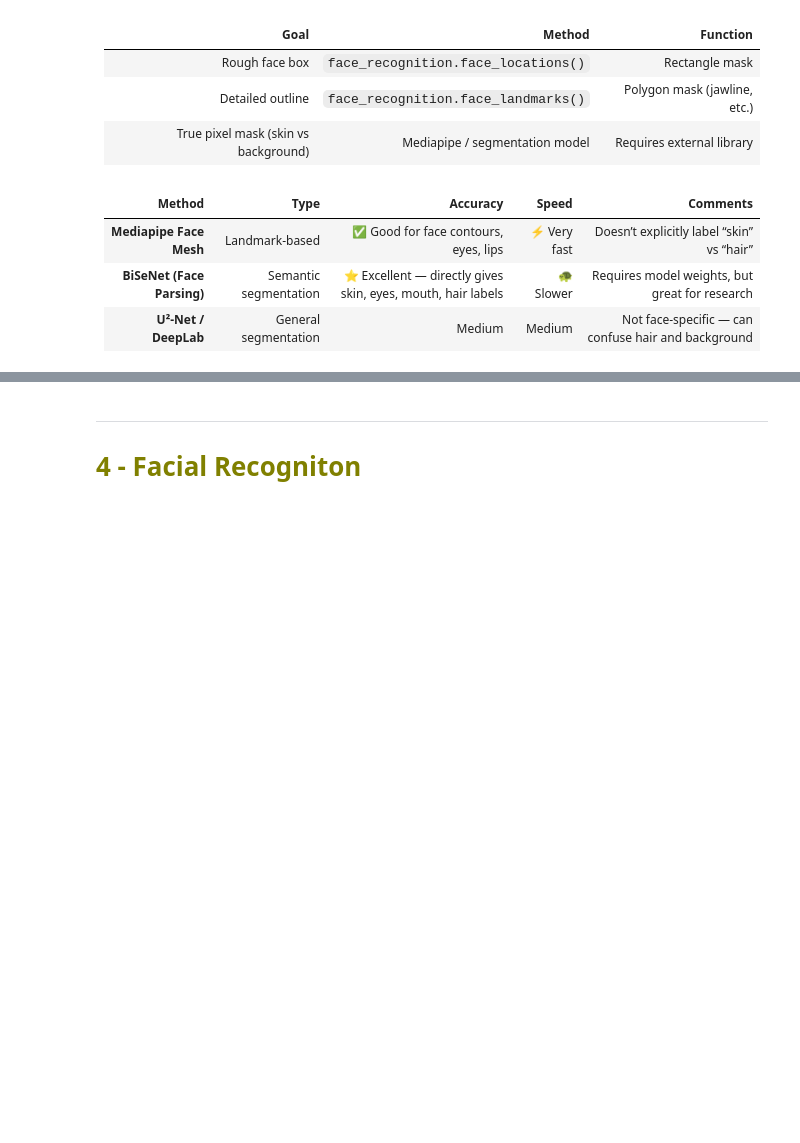
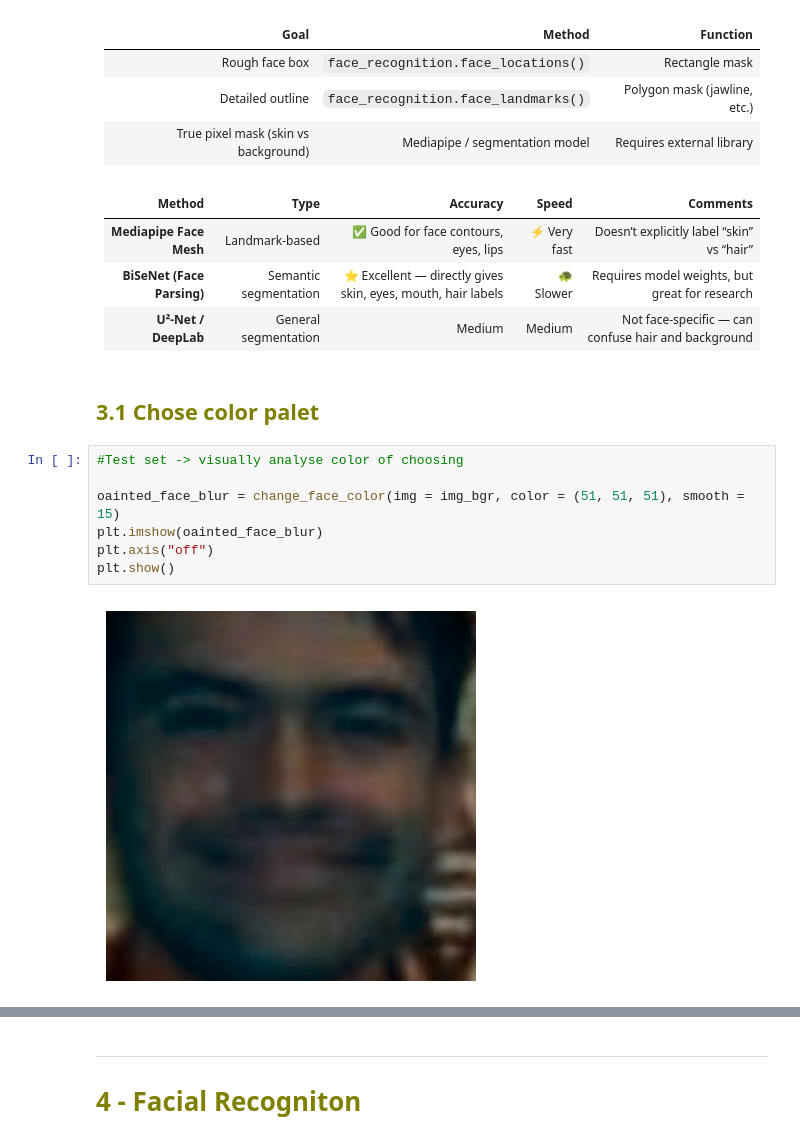
Before and after one commit to BOB-o-rabanete/Colored_Faces, a Jupyter notebook: main.ipynb, the cells around one changed output, grey strips where cells are left out. Saved outputs shown, nothing was run; the diff lists cells and outputs as text; blank space fills up the shorter version.

Commit message:
.escolher palet de cores

```diff
--- a/main.ipynb
+++ b/main.ipynb
@@ -224,3 +226,14 @@ Error:
 | **Mediapipe Face Mesh**    | Landmark-based        | ✅ Good for face contours, eyes, lips                        | ⚡ Very fast | Doesn’t explicitly label “skin” vs “hair”           |
 | **BiSeNet (Face Parsing)** | Semantic segmentation | ⭐ Excellent — directly gives skin, eyes, mouth, hair labels | 🐢 Slower   | Requires model weights, but great for research      |
 | **U²-Net / DeepLab**       | General segmentation  | Medium                                                      | Medium      | Not face-specific — can confuse hair and background |
+# %% [markdown]
+### <h2 style="color:olive;"><b>3.1 Chose color palet</b></h2>
+# %%
+#Test set -> visually analyse color of choosing
+
+oainted_face_blur = change_face_color(img = img_bgr, color = (51, 51, 51), smooth = 15)
+plt.imshow(oainted_face_blur)
+plt.axis("off")
+plt.show()
+# %% [output]
+[figure, added]
```
Also changed, not shown: parts of 10 cells of this notebook.
